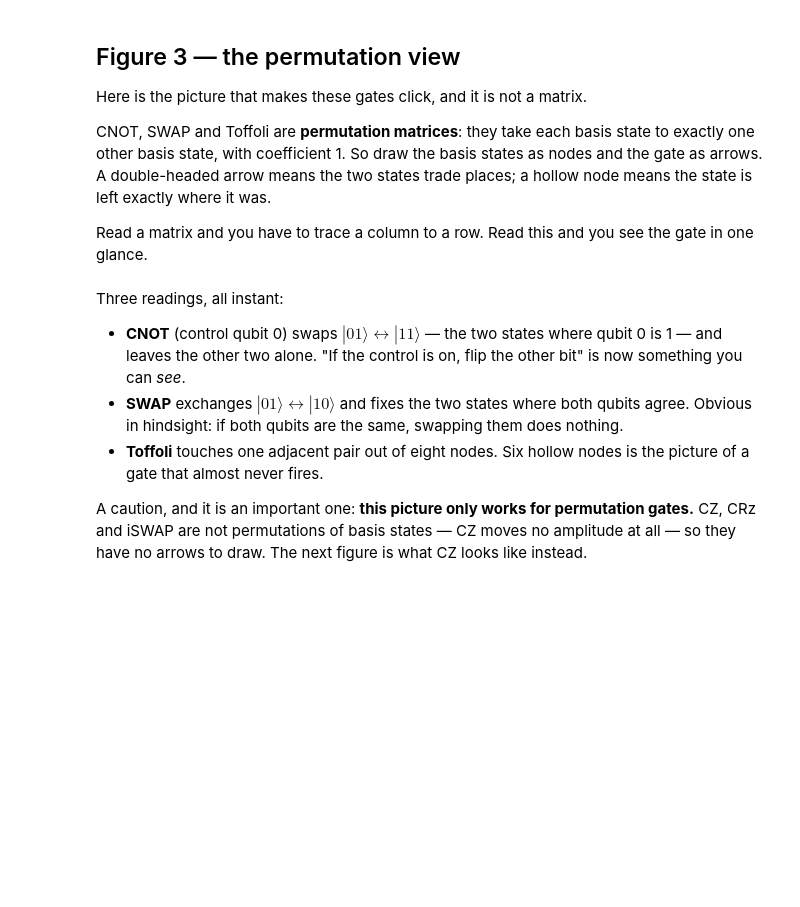
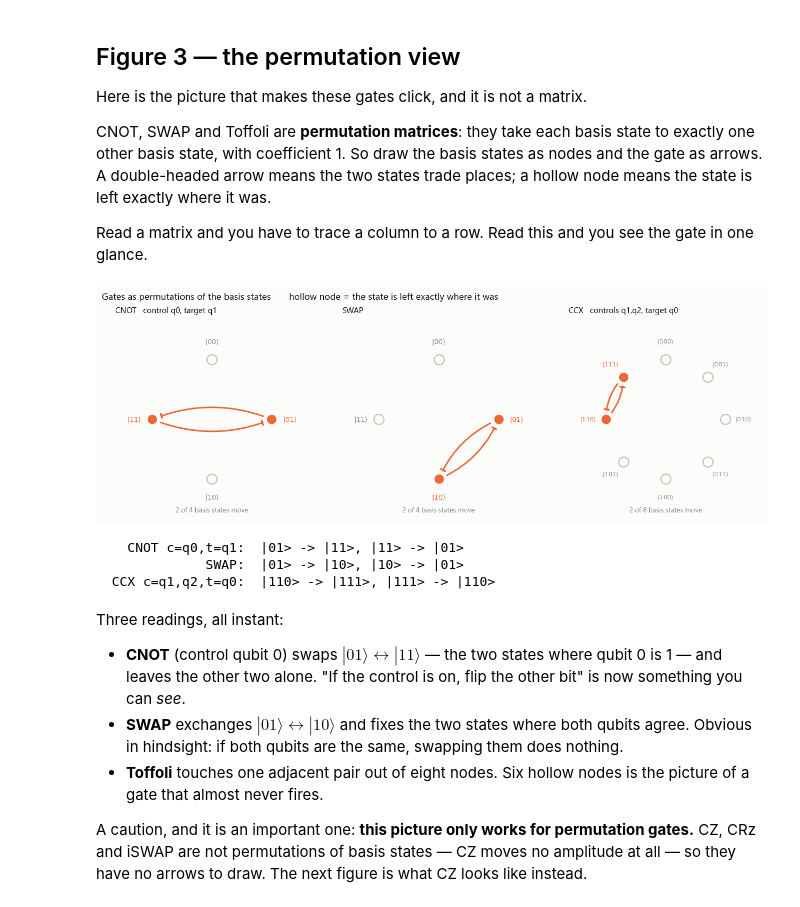
Before and after one commit to thompgt/quantum-under-the-hood, a Jupyter notebook: notebooks/A06_Two_Qubit_Gates.ipynb, the cells around one changed output. Saved outputs shown, nothing was run; the diff lists cells and outputs as text; code cells hidden in the pictures; blank space fills up the shorter version.

```diff
--- a/notebooks/A06_Two_Qubit_Gates.ipynb
+++ b/notebooks/A06_Two_Qubit_Gates.ipynb
@@ -452,37 +475,43 @@ def perm_graph(ax, M, n_qubits, title=None, label_radius=1.30):
                edgecolor=style.AXIS, linewidths=1.4, zorder=3)
     ax.scatter(xs[moved], ys[moved], s=165, facecolor=style.ORANGE,
                edgecolor=style.SURFACE, linewidths=1.4, zorder=3)
 
     for i in range(d):
         col = style.ORANGE if perm[i] != i else style.MUTED
         ax.text(xs[i] * label_radius, ys[i] * label_radius,
                 grid.ket(label(i, n_qubits)), ha="center", va="center",
                 fontsize=8.5 if d <= 4 else 7.5, color=col, zorder=4)
 
     ax.set_xlim(-1.62, 1.62)
     ax.set_ylim(-1.62, 1.62)
     ax.set_aspect("equal")
     ax.axis("off")
     if title:
-        ax.set_title(title, loc="left", fontsize=10, color=style.INK)
+        ax.set_title(title, loc="left", fontsize=10, color=style.INK, pad=12)
     ax.text(0.0, -1.58, f"{len(moved)} of {d} basis states move",
             ha="center", va="bottom", fontsize=8.5, color=style.MUTED)
     return perm
 
 
-fig, axes = plt.subplots(1, 3, figsize=(11.6, 4.3))
+fig, axes = plt.subplots(1, 3, figsize=(11.6, 3.9))
 perm_graph(axes[0], CNOT_01, 2, "CNOT   control q0, target q1")
 perm_graph(axes[1], SWAP, 2, "SWAP")
 perm_graph(axes[2], CCX_12_0, 3, "CCX   controls q1,q2, target q0")
-fig.suptitle("Gates as permutations of the basis states  "
-             "(hollow node = untouched)", x=0.005, ha="left", fontsize=11.5)
+fig.suptitle("Gates as permutations of the basis states       "
+             "hollow node = the state is left exactly where it was",
+             x=0.005, ha="left", fontsize=11.5)
 plt.show()
 
 for name, M, n in [("CNOT c=q0,t=q1", CNOT_01, 2), ("SWAP", SWAP, 2),
                    ("CCX c=q1,q2,t=q0", CCX_12_0, 3)]:
     p = permutation_of(M)
     print(f"{name:>18}:  " + ", ".join(f"|{label(i,n)}> -> |{label(p[i],n)}>"
                                        for i in range(len(p)) if p[i] != i))
+# %% [output]
+[figure, added]
+    CNOT c=q0,t=q1:  |01> -> |11>, |11> -> |01>
+              SWAP:  |01> -> |10>, |10> -> |01>
+  CCX c=q1,q2,t=q0:  |110> -> |111>, |111> -> |110>
 # %% [markdown]
 Three readings, all instant:
 
```
Also changed, not shown: parts of 11 cells of this notebook, 1 other file.
